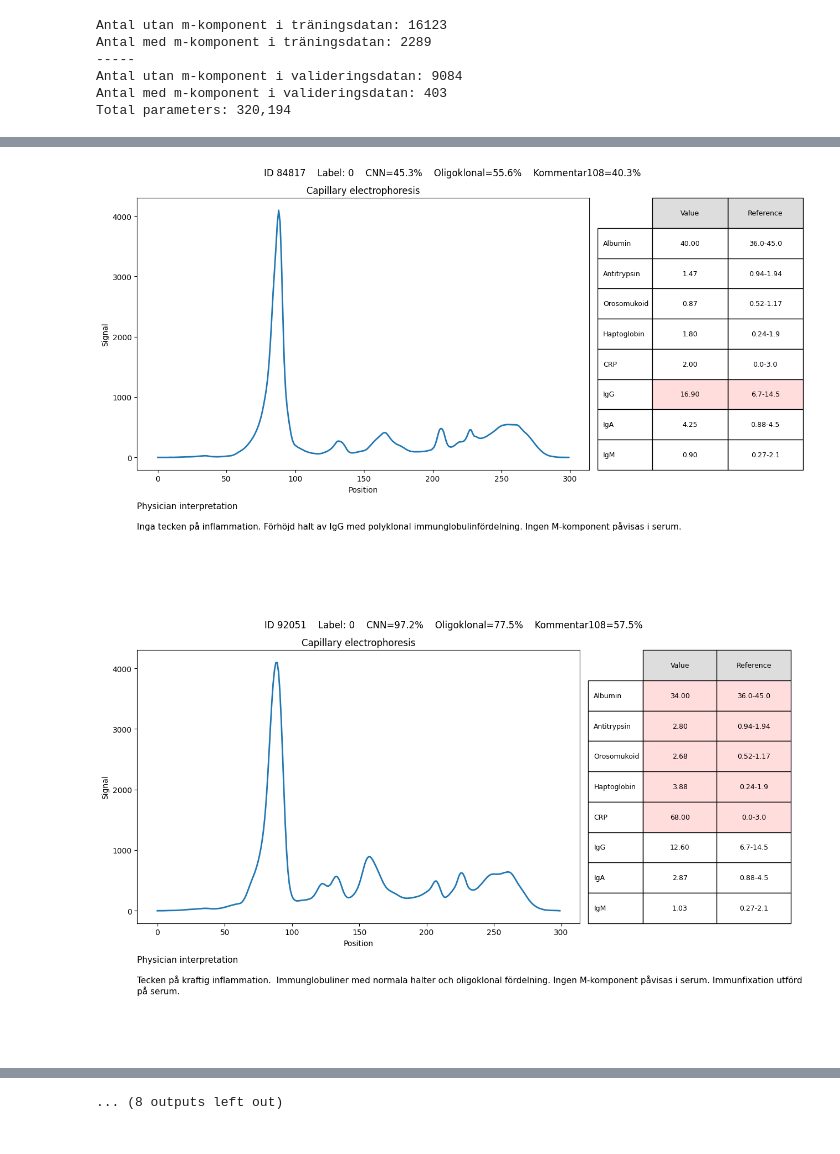
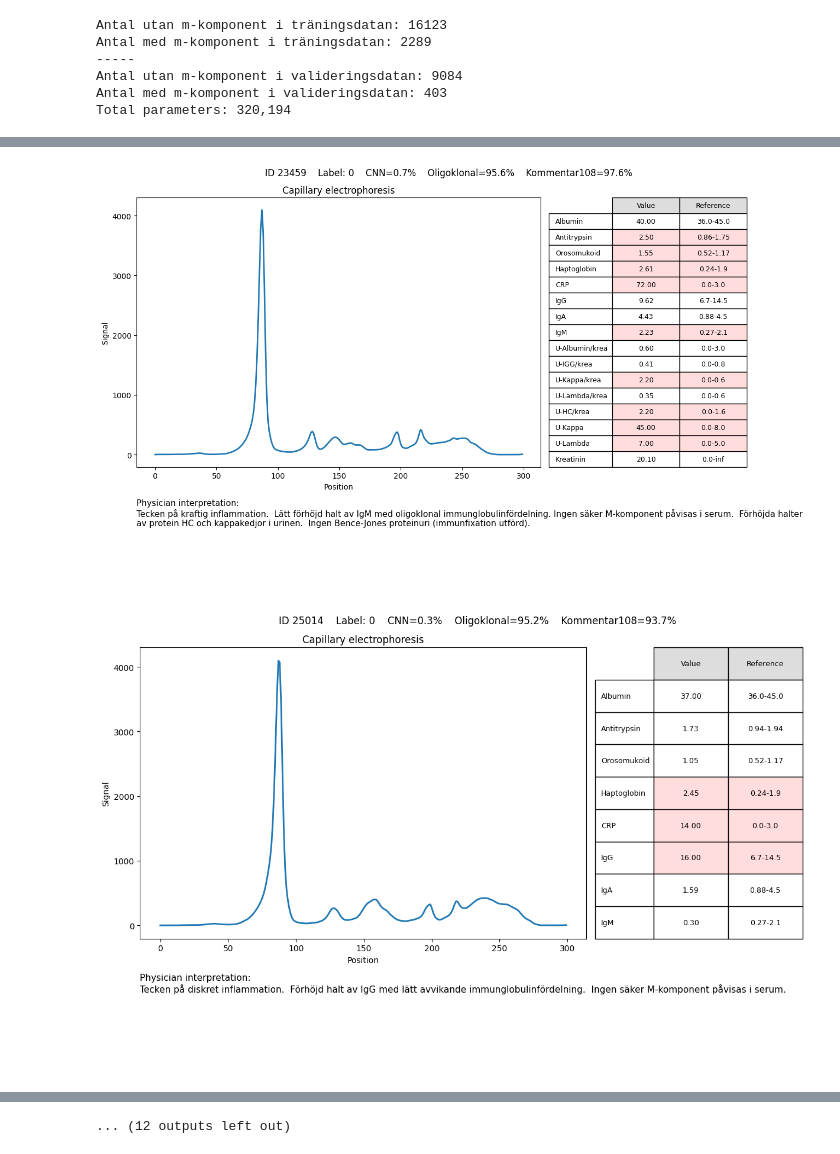
Before and after one commit to andreasjak/MSc26_Assar, a Jupyter notebook: finding_models/final_m_component_model.ipynb, the cells around one changed output, grey strips where cells are left out. Drawn from its saved outputs; the diff is of its cells as text; code cells hidden in the pictures.

```diff
--- a/finding_models/final_m_component_model.ipynb
+++ b/finding_models/final_m_component_model.ipynb
@@ -250,7 +252,7 @@ plt.show()
 [figure]
 # %%
-df = CNN.predict(test_rows)
-_ = CNN.evaluate(val_rows,threshold=0.1)
+df = CNN.predict(val_rows)
+df,_ = CNN.evaluate(val_rows,threshold=0.1)
 # %% [output]
               precision    recall  f1-score   support
 
@@ -282,8 +284,55 @@ df = Comment108Model().predict(df)
 df['prediction'] = (df['cnn_probability'] >= 0.1).astype(int)
 
 
-fn_rows = df[ (df['label'] == 0) & (df['prediction'] == 1)].sample(20)
-for _, row in fn_rows.iterrows():
+fn_rows = df[ (df['label'] == 1) & (df['prediction'] == 0)]
+fp_rows = df[ (df['label'] == 0) & (df['prediction'] == 1)]
+tn_rows = df[ (df['label'] == 0)]
+tp_rows = df[ (df['label'] == 1)]
+
+for _, row in df[(df['oligoclonal_probability'] > 0.9) & (df['cnn_probability'] < 0.2)].head(20).iterrows():
     show_case(row.to_frame().T.reset_index(drop=True))
     plt.show()
+
+
+plt.hist(fn_rows['cnn_probability'], bins=np.linspace(0, 0.1, 11), edgecolor='black')
+
+plt.axvline(0.1, linestyle='--', linewidth=1, label='Threshold=0.1')
+
+plt.xlabel("Probability of M-component")
+plt.ylabel("No. cases")
+plt.title(f"False Negatives Probability Distribution (n={len(fn_rows)})")
+plt.grid(axis='y', alpha=0.3)
+plt.legend()
+
+plt.tight_layout()
+plt.show()
+
+plt.hist(fp_rows['cnn_probability'], bins=np.linspace(0.1, 1.0, 30), edgecolor='black')
+
+plt.axvline(0.1, linestyle='--', linewidth=1, label='Threshold=0.1')
+
+plt.xlabel("Probability of M-component")
+plt.ylabel("No. cases")
+plt.title(f"False Positives Probability Distribution (n={len(fp_rows)})")
+plt.grid(axis='y', alpha=0.3)
+plt.legend()
+
+plt.tight_layout()
+plt.show()
+
+plt.hist(tn_rows['cnn_probability'], bins=np.linspace(0.0, 1.0, 100), edgecolor='black')
+plt.xlabel("Probability of M-component")
+plt.ylabel("No. cases")
+plt.title(f"Probability Distribution of All Samples in Class 0 (no M-component. n={len(tn_rows)})")
+plt.grid(axis='y', alpha=0.3)
+plt.tight_layout()
+plt.show()
+
+plt.hist(tp_rows['cnn_probability'], bins=np.linspace(0.0, 1.0, 50), edgecolor='black')
+plt.xlabel("Probability of M-component")
+plt.ylabel("No. cases")
+plt.title(f"Probability Distribution of All Samples in Class 1 (M-componen. n={len(tp_rows)})")
+plt.grid(axis='y', alpha=0.3)
+plt.tight_layout()
+plt.show()
 # %% [output]
@@ -296,2 +345,2 @@ for _, row in fn_rows.iterrows():
-[figure, old version]
+[figure, new version]
-[figure, old version]
+[figure, new version]
@@ -302 +351 @@ for _, row in fn_rows.iterrows():
-... (8 outputs left out)
+... (12 outputs left out)
```
Also changed, not shown: parts of 4 cells of this notebook, 5 other files.
